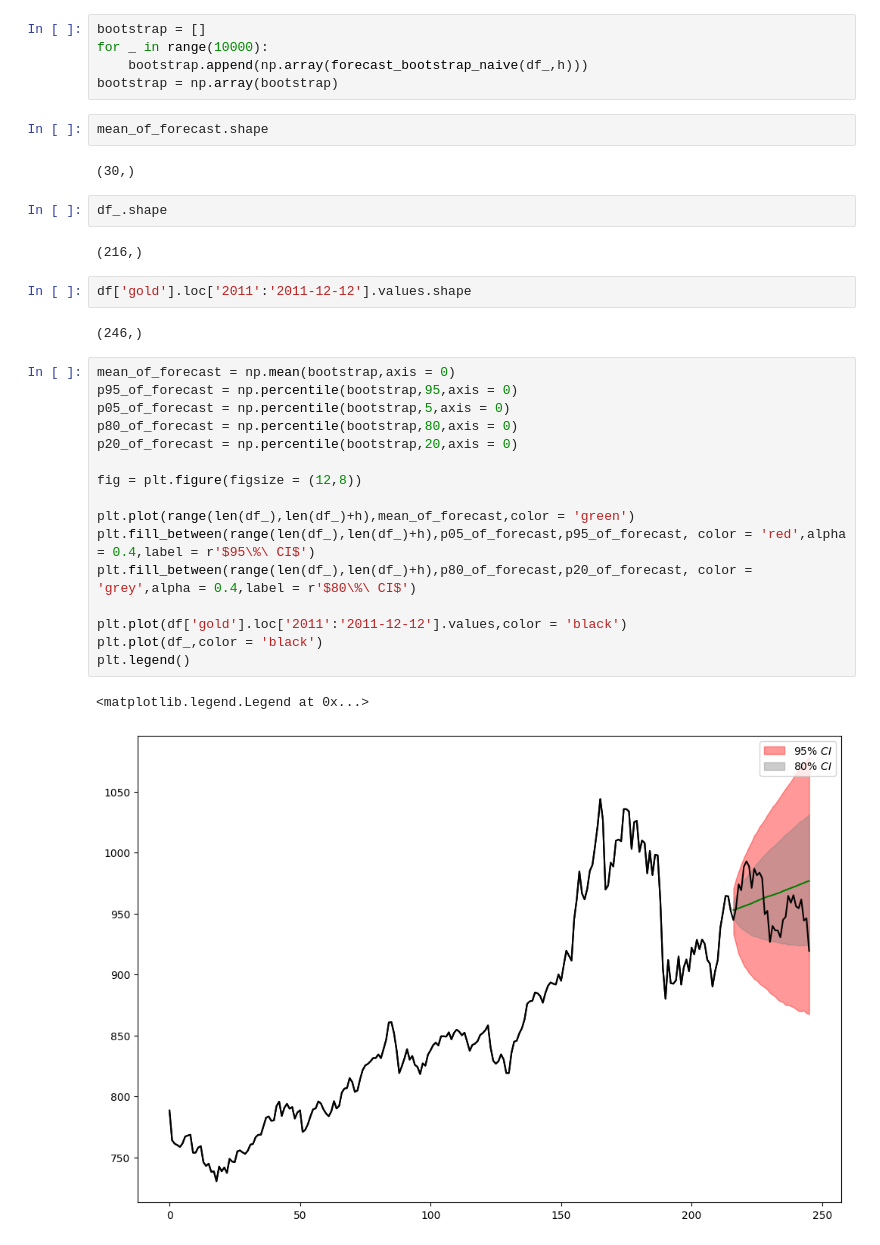
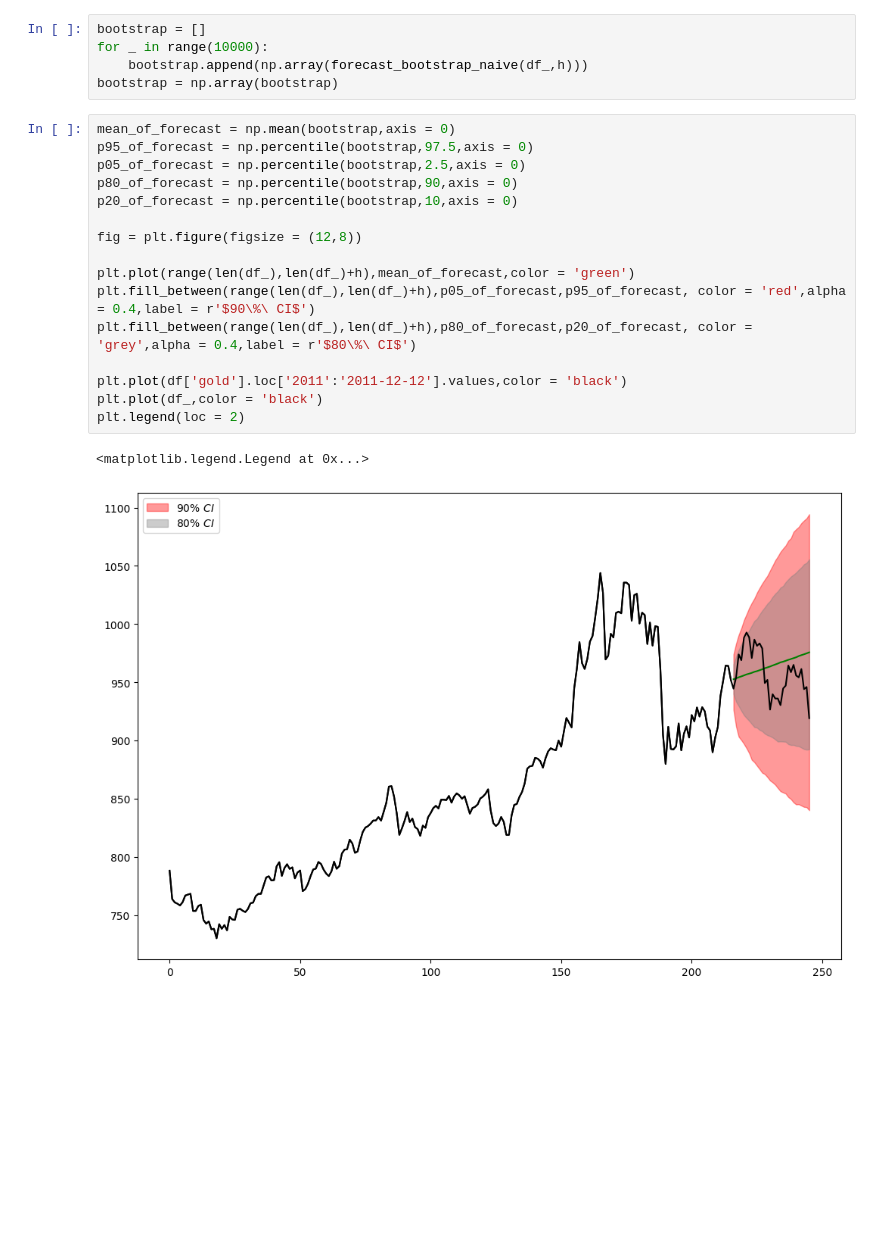
Before and after one commit to Fran-GS-96/Forecasting, a Jupyter notebook: forecasting.ipynb, the cells around one changed output. Cells and saved outputs as stored; diff of their text form; blank space fills up the shorter version.

```diff
--- a/forecasting.ipynb
+++ b/forecasting.ipynb
@@ -690,34 +690,22 @@ bootstrap = []
 for _ in range(10000):
     bootstrap.append(np.array(forecast_bootstrap_naive(df_,h)))
 bootstrap = np.array(bootstrap)
-# %%
-mean_of_forecast.shape
-# %% [output]
-(30,)
-# %%
-df_.shape
-# %% [output]
-(216,)
-# %%
-df['gold'].loc['2011':'2011-12-12'].values.shape
-# %% [output]
-(246,)
 # %%
 mean_of_forecast = np.mean(bootstrap,axis = 0)
-p95_of_forecast = np.percentile(bootstrap,95,axis = 0)
-p05_of_forecast = np.percentile(bootstrap,5,axis = 0)
-p80_of_forecast = np.percentile(bootstrap,80,axis = 0)
-p20_of_forecast = np.percentile(bootstrap,20,axis = 0)
+p95_of_forecast = np.percentile(bootstrap,97.5,axis = 0)
+p05_of_forecast = np.percentile(bootstrap,2.5,axis = 0)
+p80_of_forecast = np.percentile(bootstrap,90,axis = 0)
+p20_of_forecast = np.percentile(bootstrap,10,axis = 0)
 
 fig = plt.figure(figsize = (12,8))
 
 plt.plot(range(len(df_),len(df_)+h),mean_of_forecast,color = 'green')
-plt.fill_between(range(len(df_),len(df_)+h),p05_of_forecast,p95_of_forecast, color = 'red',alpha = 0.4,label = r'$95\%\ CI$')
+plt.fill_between(range(len(df_),len(df_)+h),p05_of_forecast,p95_of_forecast, color = 'red',alpha = 0.4,label = r'$90\%\ CI$')
 plt.fill_between(range(len(df_),len(df_)+h),p80_of_forecast,p20_of_forecast, color = 'grey',alpha = 0.4,label = r'$80\%\ CI$')
 
 plt.plot(df['gold'].loc['2011':'2011-12-12'].values,color = 'black')
 plt.plot(df_,color = 'black')
-plt.legend()
+plt.legend(loc = 2)
 # %% [output]
 <matplotlib.legend.Legend at 0x...>
-[figure, old version]
+[figure, new version]
```
Also changed, not shown: parts of 18 cells of this notebook.
